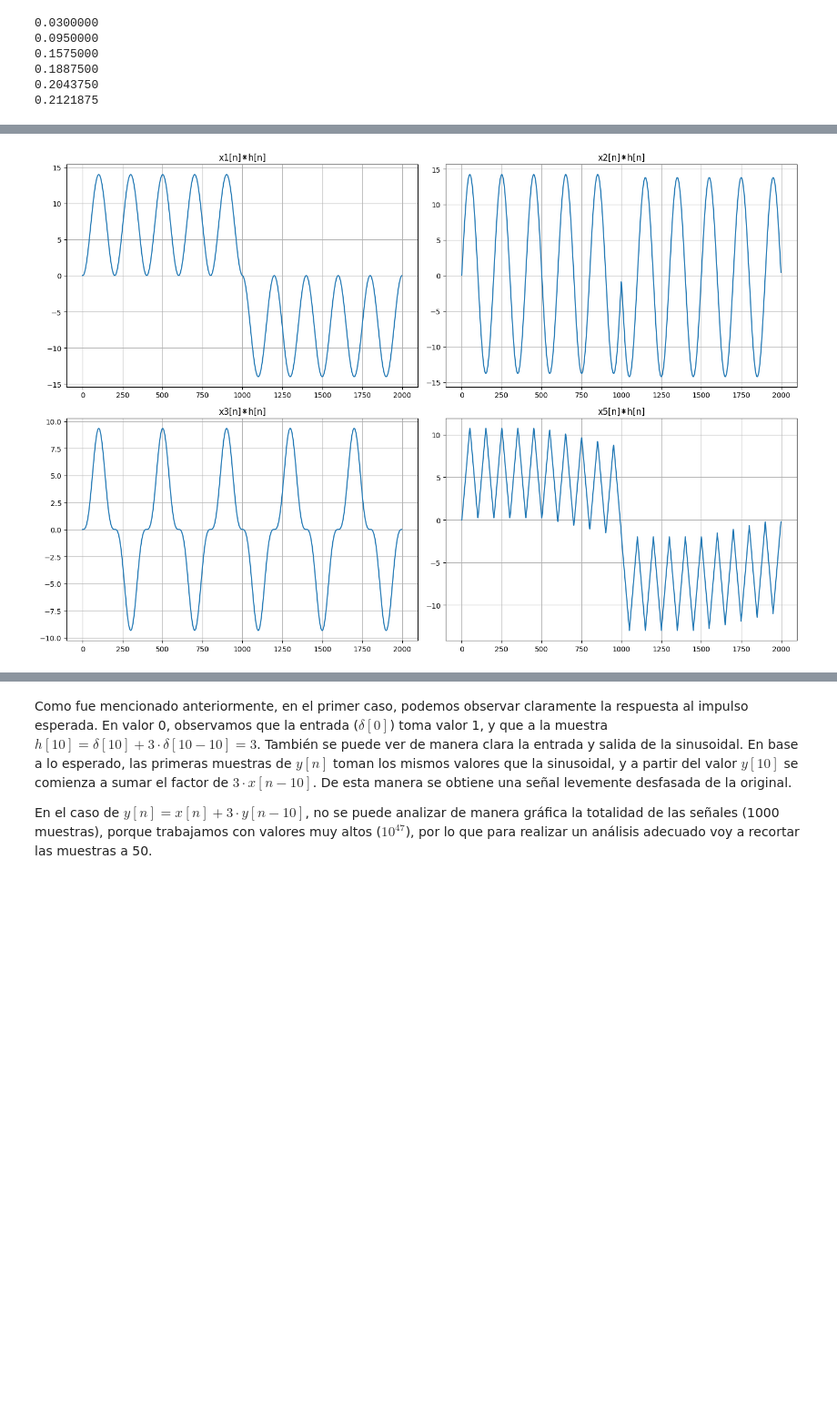
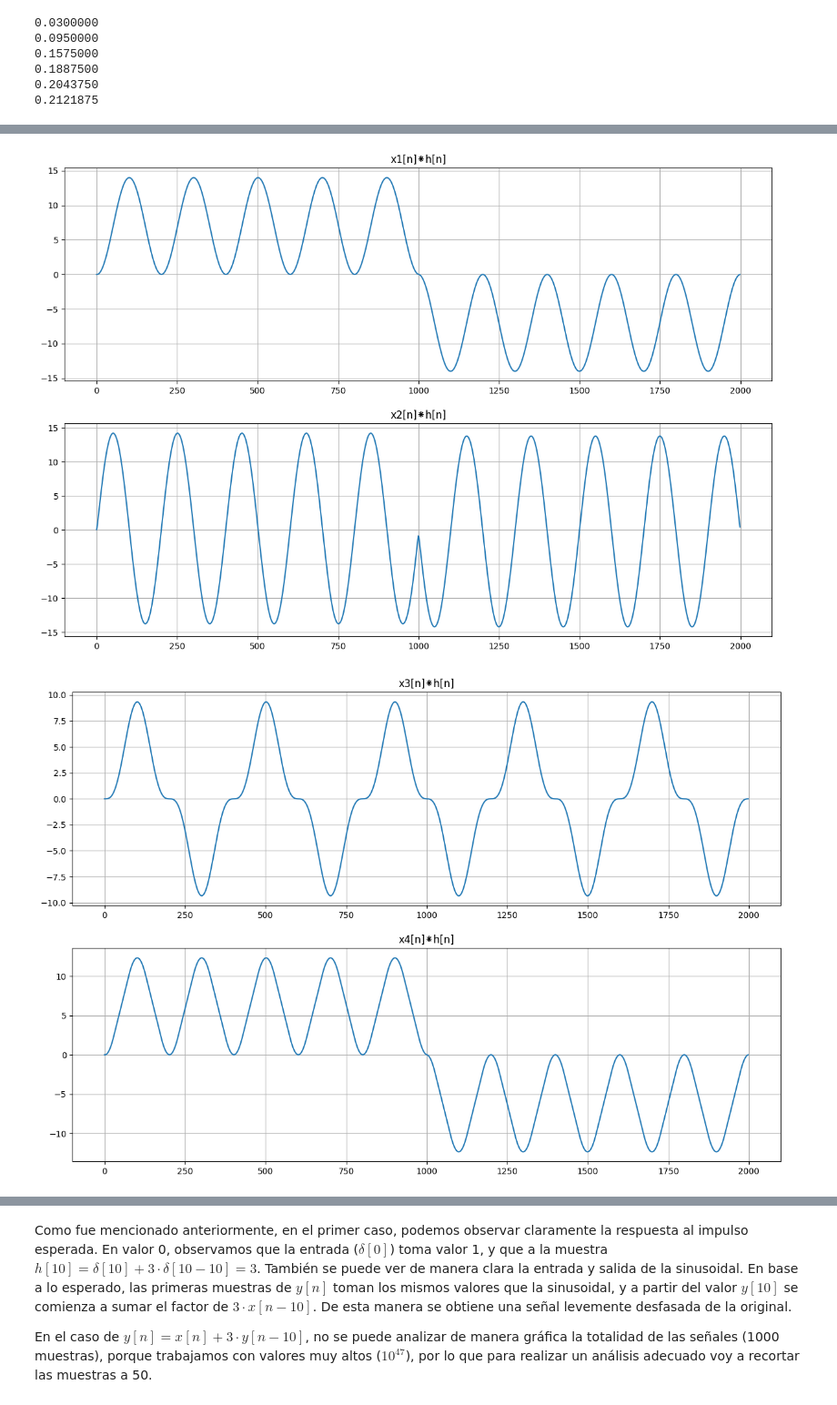
Before and after one commit to mtaranilla/APS_2025, a Jupyter notebook: TS2_Taranilla_notebook.ipynb, the cells around one changed output, grey strips where cells are left out. Shown at 91% size. Cells and saved outputs as stored; diff of their text form; code cells hidden in the pictures; blank space fills up the shorter version.

```diff
--- a/TS2_Taranilla_notebook.ipynb
+++ b/TS2_Taranilla_notebook.ipynb
@@ -381,33 +383,45 @@ A partir de la respuesta al impulso, verifico que cumpla su función de manera a
 # %%
 Y1vol2 = sign.convolve(x1,h1)
 Y2vol2 = sign.convolve(x2,h1)
 Y3vol2 = sign.convolve(x3,h1)
+Y4vol2 = sign.convolve(x4,h1)
 Y5vol2 = sign.convolve(x5,h1)
 
 plt.figure(4, figsize=(15,10))
 
-plt.subplot(2,2,1)
+plt.subplot(2,1,1)
 plt.plot(Y1vol2)
 plt.title('x1[n]⁕h[n]')
 plt.grid(True)
 
-plt.subplot(2,2,2)
+plt.subplot(2,1,2)
 plt.plot(Y2vol2)
 plt.title('x2[n]⁕h[n]')
 plt.grid(True)
 
-plt.subplot(2,2,3)
+plt.show()
+
+plt.figure(5, figsize=(15,10))
+
+plt.subplot(2,1,1)
 plt.plot(Y3vol2)
 plt.title('x3[n]⁕h[n]')
 plt.grid(True)
 
-plt.subplot(2,2,4)
+plt.subplot(2,1,2)
+plt.plot(Y4vol2)
+plt.title('x4[n]⁕h[n]')
+plt.grid(True)
+
+plt.show()
+
+plt.figure(6, figsize=(15,5))
+
 plt.plot(Y5vol2)
 plt.title('x5[n]⁕h[n]')
 plt.grid(True)
 
-plt.tight_layout()
-
 plt.show()
 # %% [output]
-[figure, old version]
+[figure, new version]
+[figure, added]
```
Also changed, not shown: parts of 18 cells of this notebook.
